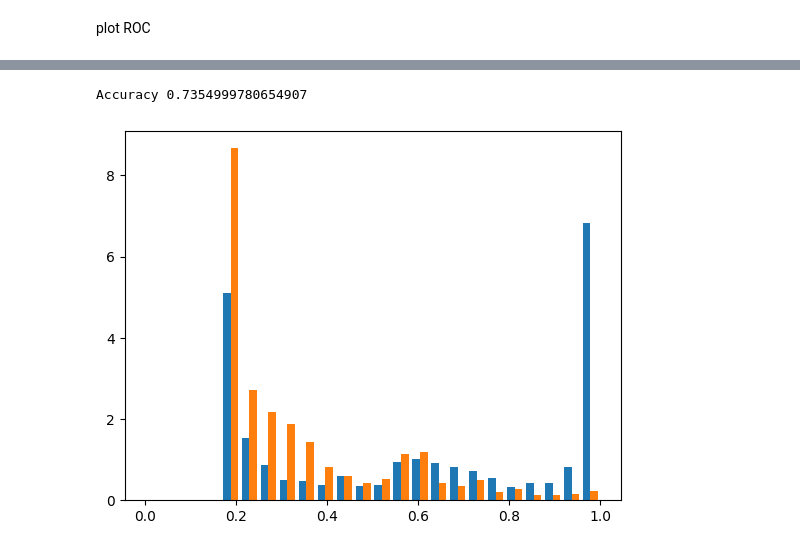
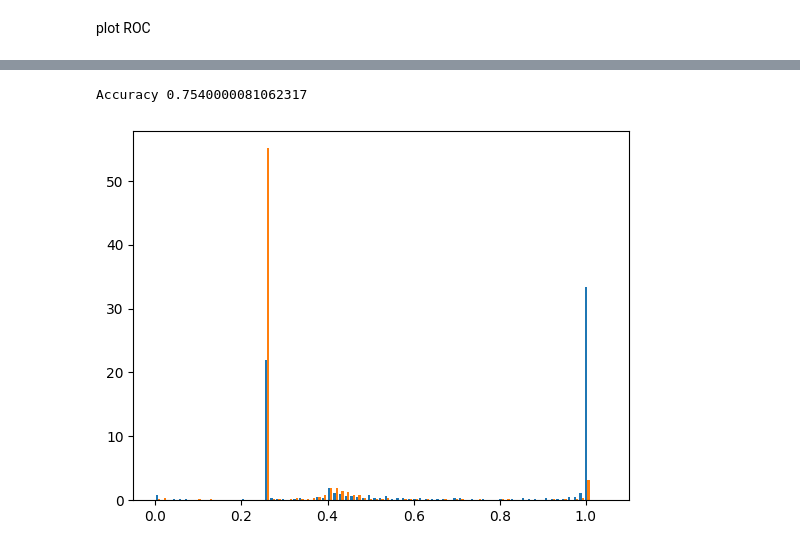
Before and after one commit to CarmellaLi/detecting-Higgs-w-ML, a Jupyter notebook: classifiers.ipynb, the cells around one changed output, grey strips where cells are left out. Cells and saved outputs as stored; diff of their text form; code cells hidden in the pictures.

```diff
--- a/classifiers.ipynb
+++ b/classifiers.ipynb
@@ -416,20 +421,35 @@ X = trainingData[:,1:Ndimentions]
 y = trainingData[:,0]
 X = torch.tensor(X, dtype=torch.float32)
 y = torch.tensor(y, dtype=torch.float32).reshape(-1, 1)
+
 NNmodel = nn.Sequential(
-   nn.Linear(Ndimentions-1,10),
-   nn.Sigmoid(),
-   nn.Linear(10,7),
-   nn.Sigmoid(),
-   nn.Linear(7,1),
+   nn.Linear(Ndimentions-1,Ndimentions-1),
+   nn.ReLU(),
+   nn.Linear(Ndimentions-1,Ndimentions-1),
+   nn.ReLU(),
+   nn.Linear(Ndimentions-1,Ndimentions-1),
+   nn.ReLU(),
+   nn.Linear(Ndimentions-1,Ndimentions-1),
+   nn.ReLU(),
+   nn.Linear(Ndimentions-1,Ndimentions-1),
+   nn.ReLU(),
+   nn.Linear(Ndimentions-1,Ndimentions-1),
+   nn.ReLU(),
+   nn.Linear(Ndimentions-1,Ndimentions-1),
+   nn.ReLU(),
+   nn.Linear(Ndimentions-1,Ndimentions-1),
+   nn.ReLU(),
+   nn.Linear(Ndimentions-1,Ndimentions-1),
+   nn.ReLU(),
+   nn.Linear(Ndimentions-1,1),
    nn.Sigmoid()
 )
 # %%
 loss_fn = nn.BCELoss()
 optimizer=optim.Adam(NNmodel.parameters(),lr = 0.001)
 # %%
-n_epochs = 1000
-batch_size = 10
+n_epochs = 100
+batch_size = 100
 
 for epoch in range(n_epochs):
     for i in range(0, len(X), batch_size):
@@ -462,32 +482,32 @@ Finished epoch 999, latest loss 0.5091861486434937
 # %%
 def padding(trainLength, testdata):
     while len(testdata[0])<trainLength:
         for i in testdata:
             i.append(0)
     while len(testdata[0])>trainLength:
         for i in testdata:
             i.remove(min(i))
 bj_test6 = DataSameLen(copy.deepcopy(bj_test))
 lf_test6 = DataSameLen(copy.deepcopy(lf_test))
 padding(len(X[0]),bj_test6)
 padding(len(X[0]),lf_test6)
 
 with torch.no_grad():
     y_pred = NNmodel(X)
 accuracy = (y_pred.round() == y).float().mean()
 print(f"Accuracy {accuracy}")
 
 bj_test6 = torch.tensor(bj_test6, dtype=torch.float32)
 lf_test6 = torch.tensor(lf_test6, dtype=torch.float32)
 
 with torch.no_grad():
     bj_prob6 = NNmodel(bj_test6)
     lf_prob6 = NNmodel(lf_test6)
 
-counts6, bins6, _ = plt.hist([torch.flatten(bj_prob6),torch.flatten(lf_prob6)],bins=np.linspace(0,1,25),density=True)
+counts6, bins6, _ = plt.hist([torch.flatten(bj_prob6),torch.flatten(lf_prob6)],bins=np.linspace(0,1.05,80),density=True)
 # %% [output]
-Accuracy 0.7354999780654907
+Accuracy 0.7540000081062317
-[figure, old version]
+[figure, new version]
 # %%
 area6 = pltROCnAUC(counts6, bins6, "neural Network")
 print("AUC of neural network:",-area6)
```
Also changed, not shown: parts of 13 cells of this notebook.
